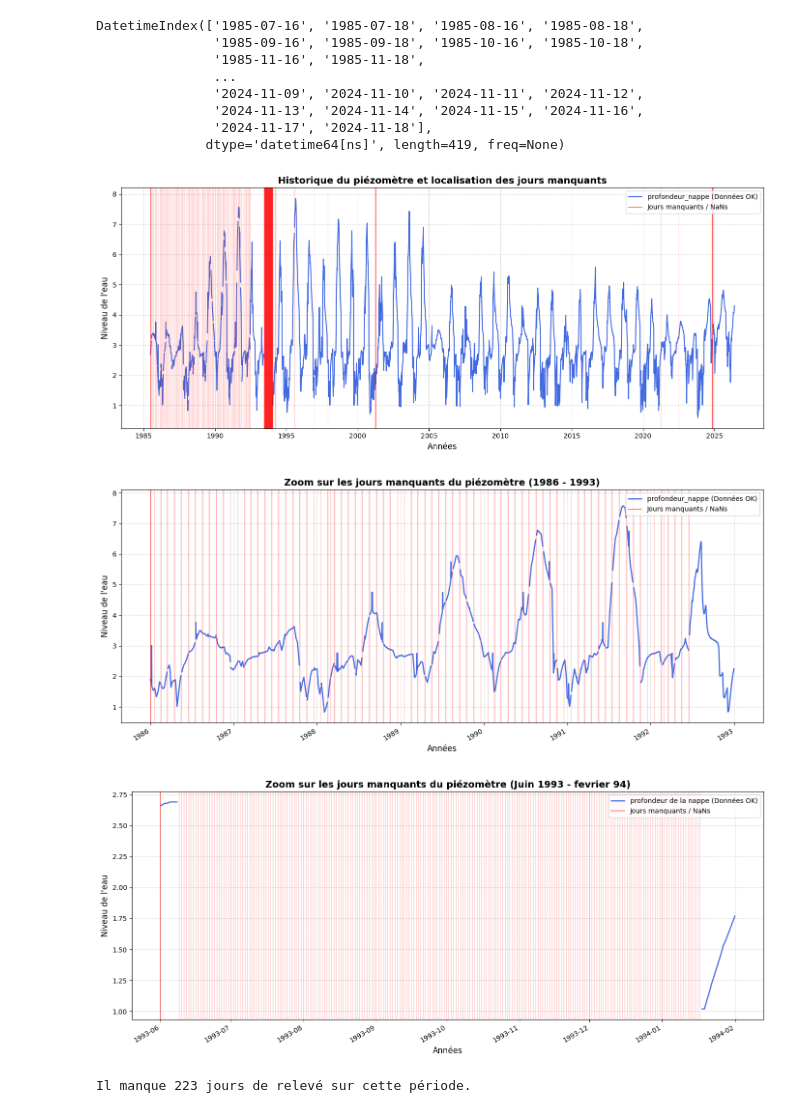
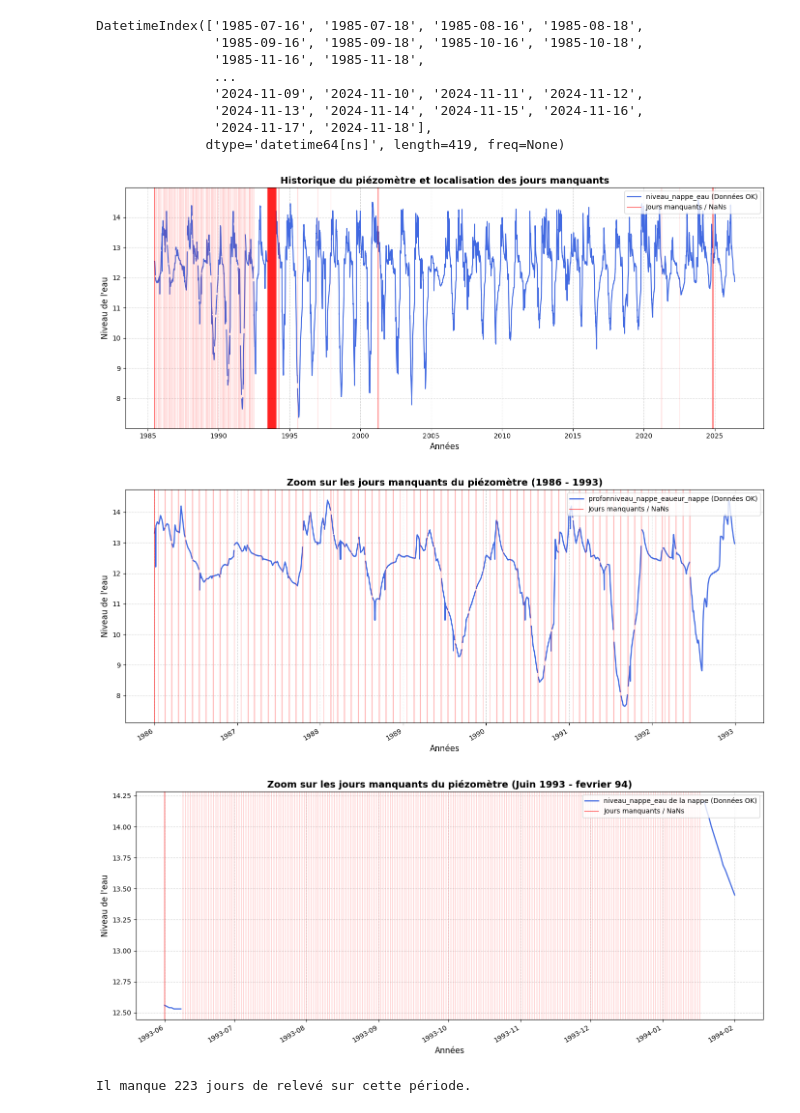
Before and after one commit to charourou/Projet_Hydrosense, a Jupyter notebook: notebooks/data_cleaning_rh_79.ipynb, the cells around one changed output. Drawn from its saved outputs; the diff is of its cells as text; code cells hidden in the pictures.

```diff
--- a/notebooks/data_cleaning_rh_79.ipynb
+++ b/notebooks/data_cleaning_rh_79.ipynb
@@ -173,34 +173,34 @@ DatetimeIndex(['1985-07-16', '1985-07-18', '1985-08-16', '1985-08-18',
 # %%
 # Cela va forcer les dates manquantes à devenir des lignes physiques remplies de NaNs
 df_complet = df.set_index('date_mesure').reindex(calendrier_parfait)
 
 #Tracer le graphique
 plt.figure(figsize=(14, 6))
 
 # En bleu : Le niveau de la nappe (les données que tu possèdes)
-plt.plot(df_complet.index, df_complet['profondeur_nappe'],
-         color='royalblue', label='profondeur_nappe (Données OK)', linewidth=1.5)
+plt.plot(df_complet.index, df_complet['niveau_nappe_eau'],
+         color='royalblue', label='niveau_nappe_eau (Données OK)', linewidth=1.5)
 
 # En rouge : On affiche de grands traits verticaux là où il n'y a AUCUNE donnée
 # (cumul des NaNs d'origine et des dates qui étaient absentes)
-manques = df_complet['profondeur_nappe'].isna()
+manques = df_complet['niveau_nappe_eau'].isna()
 for date_manquante in df_complet[manques].index:
     plt.axvline(x=date_manquante, color='red', alpha=0.1, linestyle='-', linewidth=1)
 
 # Hack pour afficher une seule légende "Données manquantes" pour les lignes rouges
 plt.axvline(x=df_complet.index[0], color='red', alpha=0.5, label='Jours manquants / NaNs')
 
 # Personnalisation du graphique
 plt.title("Historique du piézomètre et localisation des jours manquants", fontsize=14, fontweight='bold')
 plt.xlabel("Années", fontsize=12)
 plt.ylabel("Niveau de l'eau", fontsize=12)
 plt.grid(True, linestyle='--', alpha=0.5)
 plt.legend(loc='upper right')
 
 plt.tight_layout()
 plt.show()
 # %% [output]
-[figure, old version]
+[figure, new version]
 # %%
 df_zoom = df_complet.loc['1986-01-01':'1992-12-31']
 
@@ -208,11 +208,11 @@ df_zoom = df_complet.loc['1986-01-01':'1992-12-31']
 plt.figure(figsize=(14, 6))
 
 # Courbe bleue : les données existantes sur cette période
-plt.plot(df_zoom.index, df_zoom['profondeur_nappe'],
-         color='royalblue', label='profondeur_nappe (Données OK)', linewidth=1.8)
+plt.plot(df_zoom.index, df_zoom['niveau_nappe_eau'],
+         color='royalblue', label='profonniveau_nappe_eaueur_nappe (Données OK)', linewidth=1.8)
 
 # Barres rouges : localisation des NaNs et dates absentes entre 86 et 93
-manques_zoom = df_zoom['profondeur_nappe'].isna()
+manques_zoom = df_zoom['niveau_nappe_eau'].isna()
 for date_manquante in df_zoom[manques_zoom].index:
     plt.axvline(x=date_manquante, color='red', alpha=0.15, linestyle='-', linewidth=1.5)
 
@@ -232,7 +232,7 @@ plt.gcf().autofmt_xdate()
 plt.tight_layout()
 plt.show()
 # %% [output]
-[figure, old version]
+[figure, new version]
 # %%
 df_zoom = df_complet.loc['1993-06-01':'1994-02-01']
 
@@ -240,11 +240,11 @@ df_zoom = df_complet.loc['1993-06-01':'1994-02-01']
 plt.figure(figsize=(14, 6))
 
 # Courbe bleue : les données existantes sur cette période
-plt.plot(df_zoom.index, df_zoom['profondeur_nappe'],
-         color='royalblue', label='profondeur de la nappe (Données OK)', linewidth=1.8)
+plt.plot(df_zoom.index, df_zoom['niveau_nappe_eau'],
+         color='royalblue', label='niveau_nappe_eau de la nappe (Données OK)', linewidth=1.8)
 
 # Barres rouges : localisation des NaNs et dates absentes entre 86 et 93
-manques_zoom = df_zoom['profondeur_nappe'].isna()
+manques_zoom = df_zoom['niveau_nappe_eau'].isna()
 for date_manquante in df_zoom[manques_zoom].index:
     plt.axvline(x=date_manquante, color='red', alpha=0.15, linestyle='-', linewidth=1.5)
 
@@ -264,7 +264,7 @@ plt.gcf().autofmt_xdate()
 plt.tight_layout()
 plt.show()
 # %% [output]
-[figure, old version]
+[figure, new version]
 # %%
 
 jours_manquants = manques_zoom.sum()
```
Also changed, not shown: parts of 7 cells of this notebook, 2 other files.
